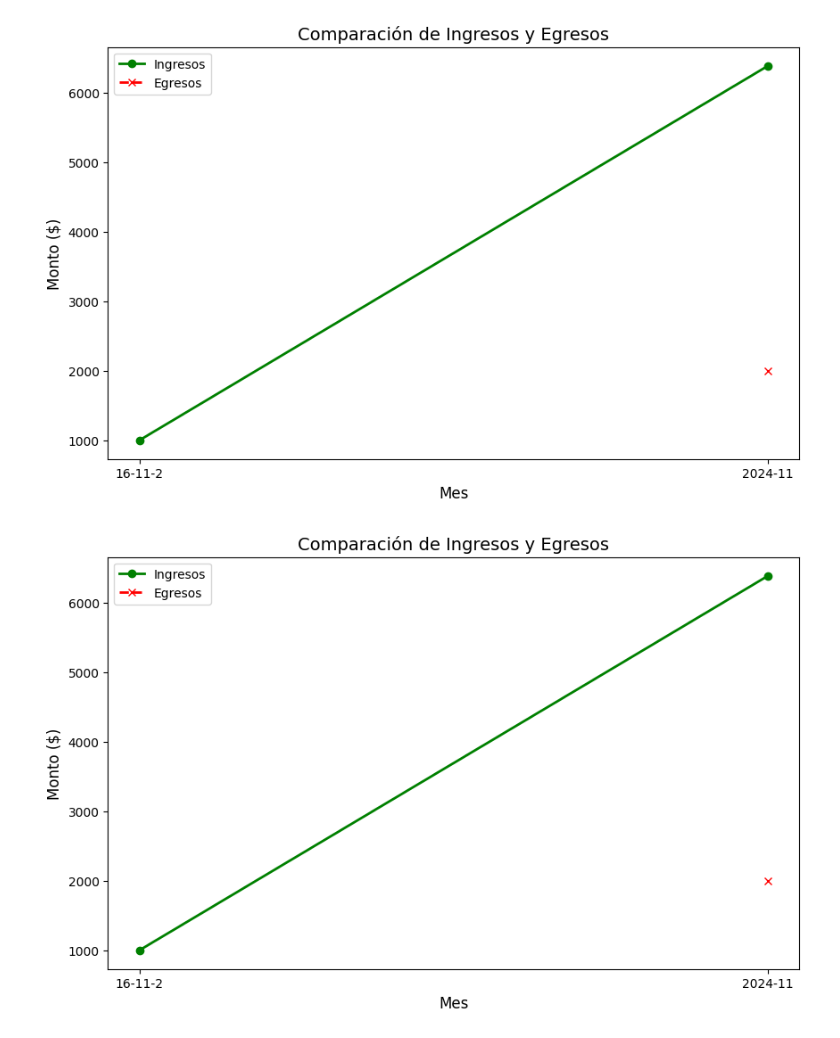
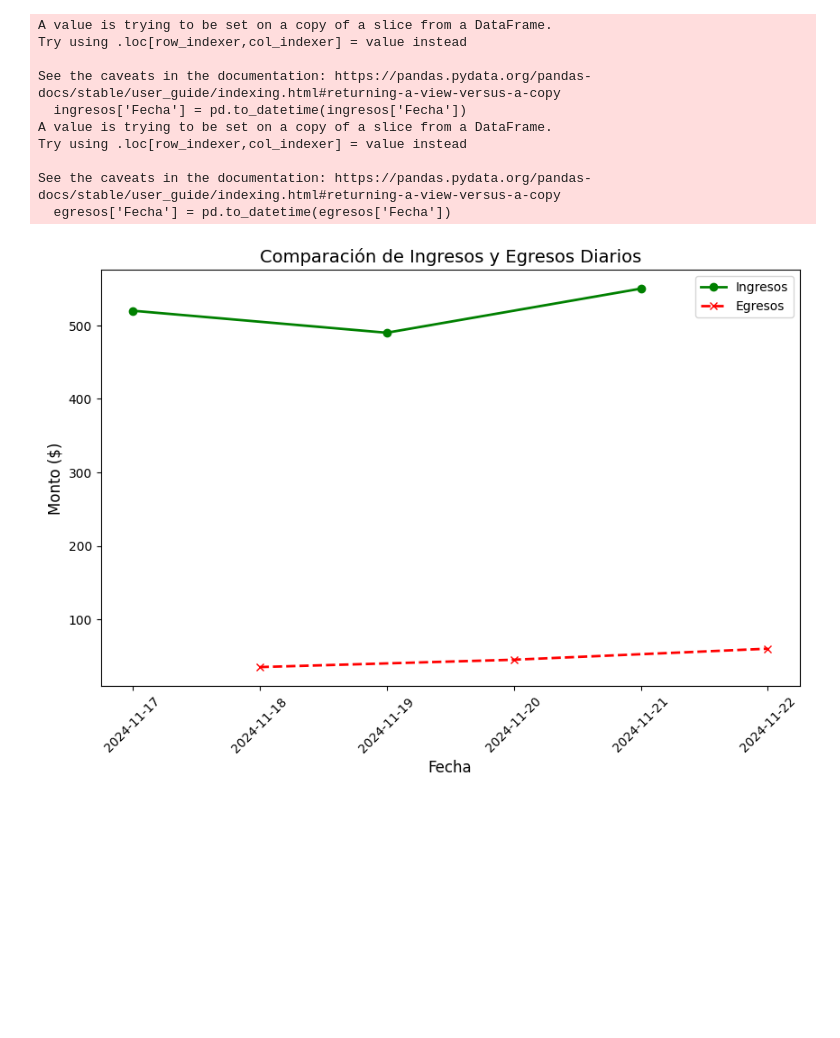
Before and after one commit to LisandroTapia2002/Proyecto-CodeTech, a Jupyter notebook: borrador siquesi_proyecto_sic.ipynb, the cells around one changed output. Cells and saved outputs as stored; diff of their text form; code cells hidden in the pictures; blank space fills up the shorter version.

Commit message:
graficas en funcion de los dias de uso

```diff
--- a/borrador siquesi_proyecto_sic.ipynb
+++ b/borrador siquesi_proyecto_sic.ipynb
@@ -22,27 +22,36 @@ except Exception as e:
 usuario_actual = None
 
 # Función para graficar ingresos vs. egresos
+# Función para graficar ingresos vs. egresos
 def graficar_ingresos_egresos():
     # Filtrar los datos de ingresos y egresos para el usuario actual
     ingresos = balance_df[balance_df['Tipo'] == 'Ingreso']
     egresos = balance_df[balance_df['Tipo'] == 'Egreso']
 
-    # Agrupar por fecha (mes) y sumar los montos
-    ingresos_por_mes = ingresos.groupby(ingresos['Fecha'].str[:7])['Monto'].sum()
-    egresos_por_mes = egresos.groupby(egresos['Fecha'].str[:7])['Monto'].sum()
+    # Convertir la columna 'Fecha' a tipo datetime
+    ingresos['Fecha'] = pd.to_datetime(ingresos['Fecha'])
+    egresos['Fecha'] = pd.to_datetime(egresos['Fecha'])
+
+    # Agrupar por fecha y sumar los montos
+    ingresos_por_dia = ingresos.groupby(ingresos['Fecha'].dt.date)['Monto'].sum()
+    egresos_por_dia = egresos.groupby(egresos['Fecha'].dt.date)['Monto'].sum()
 
     # Crear el gráfico
     fig, ax = plt.subplots(figsize=(10, 6))
-    ax.plot(ingresos_por_mes.index, ingresos_por_mes.values, label='Ingresos', color='g', marker='o', linestyle='-', linewidth=2)
-    ax.plot(egresos_por_mes.index, egresos_por_mes.values, label='Egresos', color='r', marker='x', linestyle='--', linewidth=2)
+    ax.plot(ingresos_por_dia.index, ingresos_por_dia.values, label='Ingresos', color='g', marker='o', linestyle='-', linewidth=2)
+    ax.plot(egresos_por_dia.index, egresos_por_dia.values, label='Egresos', color='r', marker='x', linestyle='--', linewidth=2)
 
     # Etiquetas y título
-    ax.set_title('Comparación de Ingresos y Egresos', fontsize=14)
-    ax.set_xlabel('Mes', fontsize=12)
+    ax.set_title('Comparación de Ingresos y Egresos Diarios', fontsize=14)
+    ax.set_xlabel('Fecha', fontsize=12)
     ax.set_ylabel('Monto ($)', fontsize=12)
     ax.legend()
 
+    # Mejorar la visualización de las fechas en el eje X
+    plt.xticks(rotation=45)
+
     return fig
+
 
 # Función para visualizar el gráfico en una nueva ventana
 def visualizar_grafico():
@@ -282,35 +291,44 @@ def func_registrarse():
 def func_salir():
     windowsmain.destroy()
 
 def func_menuPrincipal():
     windowsmain.title('CachiChén')
 
     for widget in windowsmain.winfo_children():
         widget.destroy()
 
     etiqueta_menuPrincipal_bienvenida = tk.Label(windowsmain, text='Bienvenido/a a CachiChén', font=('Arial', 24))
     etiqueta_menuPrincipal_bienvenida.pack()
 
     boton_iniciarSesion = tk.Button(windowsmain, text='Iniciar sesión', command=func_iniciarSesion)
     boton_iniciarSesion.pack()
 
     boton_registrarse = tk.Button(windowsmain, text='Registrarse', command=func_registrarse)
     boton_registrarse.pack()
 
     boton_salir = tk.Button(windowsmain, text='Salir', command=func_salir)
     boton_salir.pack()
 
 # Crear la ventana principal
 windowsmain = tk.Tk()
 windowsmain.geometry("1366x768")
 
 func_menuPrincipal()
 
 # Ejecutar la aplicación
 windowsmain.mainloop()
 # %% [output]
+A value is trying to be set on a copy of a slice from a DataFrame.
+Try using .loc[row_indexer,col_indexer] = value instead
+
+See the caveats in the documentation: https://pandas.pydata.org/pandas-docs/stable/user_guide/indexing.html#returning-a-view-versus-a-copy
+  ingresos['Fecha'] = pd.to_datetime(ingresos['Fecha'])
+A value is trying to be set on a copy of a slice from a DataFrame.
+Try using .loc[row_indexer,col_indexer] = value instead
+
+See the caveats in the documentation: https://pandas.pydata.org/pandas-docs/stable/user_guide/indexing.html#returning-a-view-versus-a-copy
+  egresos['Fecha'] = pd.to_datetime(egresos['Fecha'])
-[figure, old version]
+[figure, new version]
-[figure, removed]
 # %%
 import tkinter as tk
 from tkinter import messagebox
```
Also changed, not shown: 1 other file.
